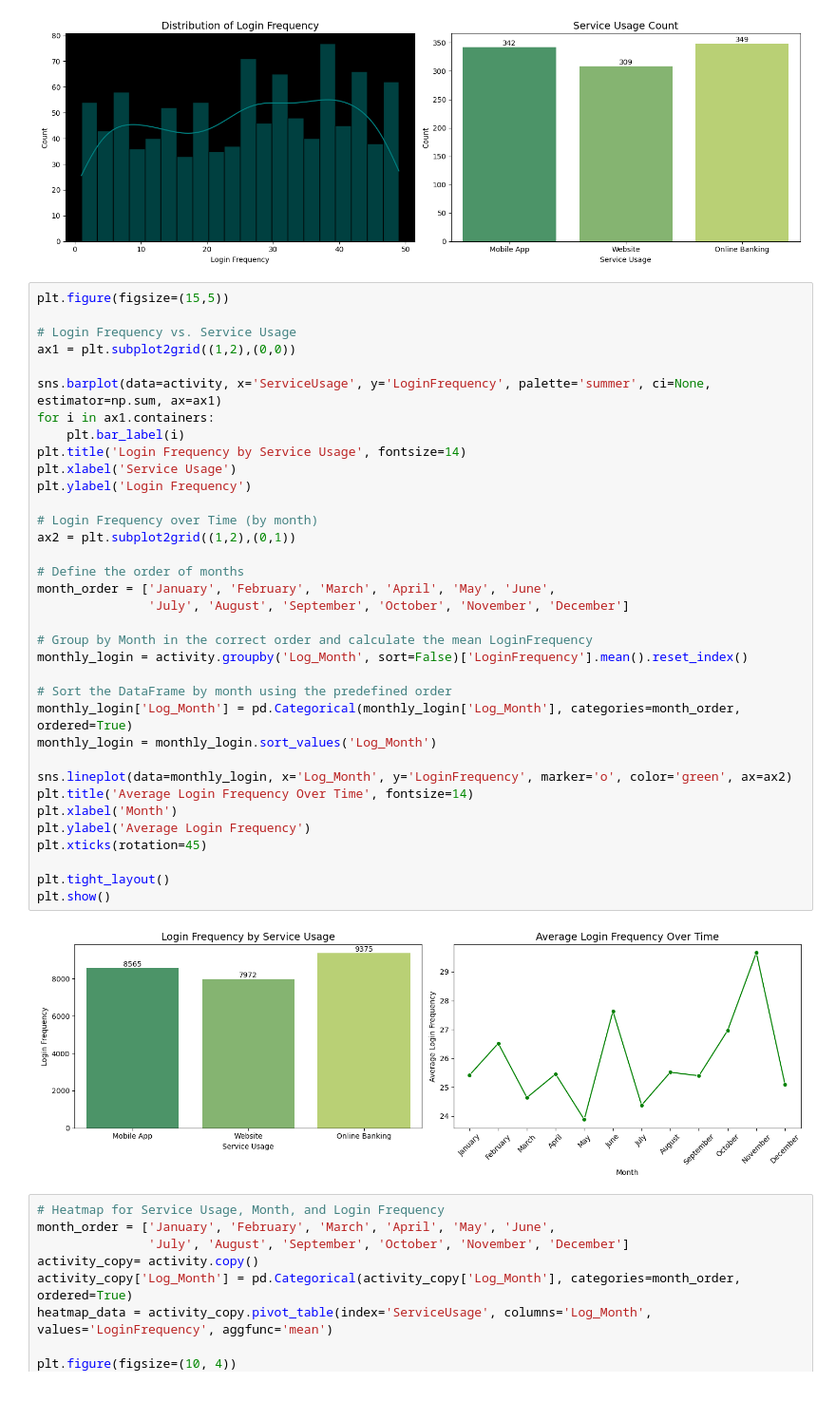
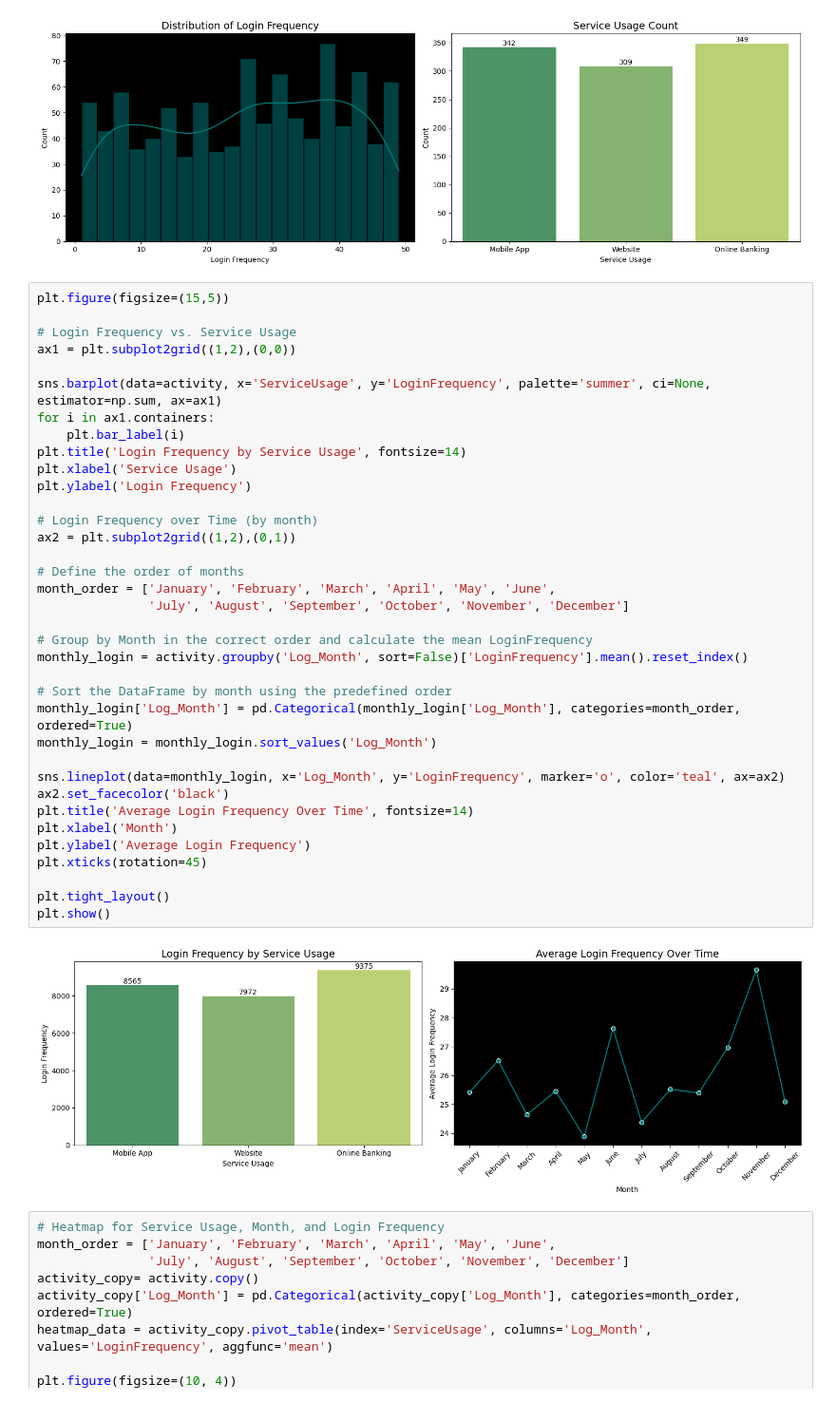
Before and after one commit to Akshay-Paunikar/Forage_Virtual_Internship_Program, a Jupyter notebook: LLYODS_BANKING_GROUP/01_Task_1_Data_gathering_and_exploratory_analysis/Task_1_Data_gathering_and_exploratory_analysis.ipynb, the cells around one changed output. Shown at 95% size. Saved outputs shown, nothing was run; the diff lists cells and outputs as text.

```diff
--- a/LLYODS_BANKING_GROUP/01_Task_1_Data_gathering_and_exploratory_analysis/Task_1_Data_gathering_and_exploratory_analysis.ipynb
+++ b/LLYODS_BANKING_GROUP/01_Task_1_Data_gathering_and_exploratory_analysis/Task_1_Data_gathering_and_exploratory_analysis.ipynb
@@ -957,35 +957,36 @@ ax1 = plt.subplot2grid((1,2),(0,0))
 
 sns.barplot(data=activity, x='ServiceUsage', y='LoginFrequency', palette='summer', ci=None, estimator=np.sum, ax=ax1)
 for i in ax1.containers:
     plt.bar_label(i)
 plt.title('Login Frequency by Service Usage', fontsize=14)
 plt.xlabel('Service Usage')
 plt.ylabel('Login Frequency')
 
 # Login Frequency over Time (by month)
 ax2 = plt.subplot2grid((1,2),(0,1))
 
 # Define the order of months
 month_order = ['January', 'February', 'March', 'April', 'May', 'June',
                'July', 'August', 'September', 'October', 'November', 'December']
 
 # Group by Month in the correct order and calculate the mean LoginFrequency
 monthly_login = activity.groupby('Log_Month', sort=False)['LoginFrequency'].mean().reset_index()
 
 # Sort the DataFrame by month using the predefined order
 monthly_login['Log_Month'] = pd.Categorical(monthly_login['Log_Month'], categories=month_order, ordered=True)
 monthly_login = monthly_login.sort_values('Log_Month')
 
-sns.lineplot(data=monthly_login, x='Log_Month', y='LoginFrequency', marker='o', color='green', ax=ax2)
+sns.lineplot(data=monthly_login, x='Log_Month', y='LoginFrequency', marker='o', color='teal', ax=ax2)
+ax2.set_facecolor('black')
 plt.title('Average Login Frequency Over Time', fontsize=14)
 plt.xlabel('Month')
 plt.ylabel('Average Login Frequency')
 plt.xticks(rotation=45)
 
 plt.tight_layout()
 plt.show()
 # %% [output]
-[figure, old version]
+[figure, new version]
 # %%
 # Heatmap for Service Usage, Month, and Login Frequency
 month_order = ['January', 'February', 'March', 'April', 'May', 'June',
```
Also changed, not shown: parts of 3 cells of this notebook.
